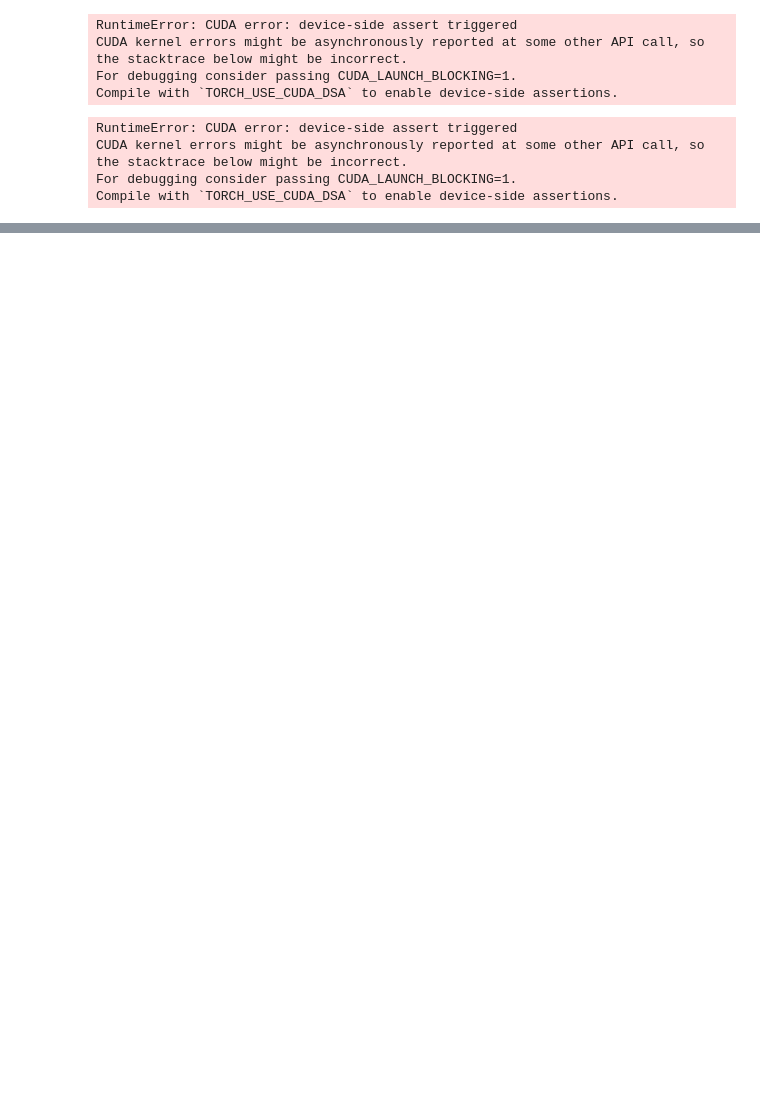
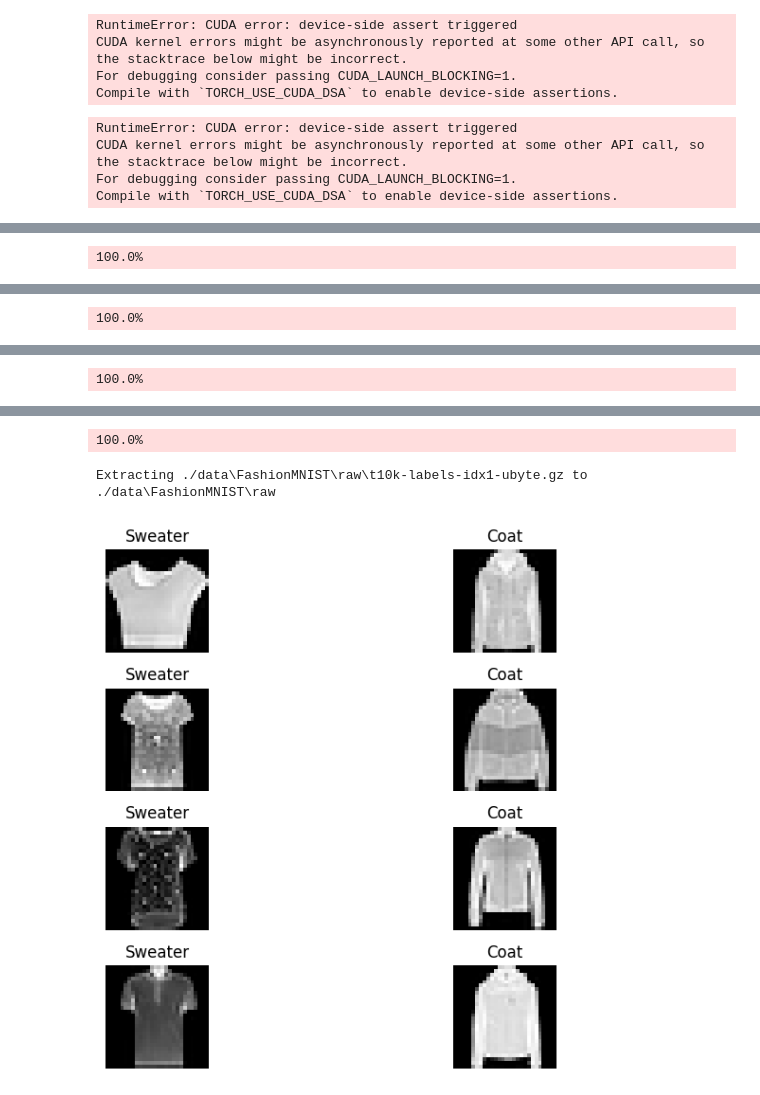
Before and after one commit to afrancfo/AIHomework5, a Jupyter notebook: FrancfortHW5.ipynb, the cells around one changed output, grey strips where cells are left out. Cells and saved outputs as stored; diff of their text form; code cells hidden in the pictures; blank space fills up the shorter version.

```diff
--- a/FrancfortHW5.ipynb
+++ b/FrancfortHW5.ipynb
@@ -717,0 +723,56 @@ SyntaxError: invalid syntax (2176184850.py, line 1)
+# %%
+import torch
+import torchvision
+import matplotlib.pyplot as plt
+
+# Define a function to extract activations from the model
+def get_activations(model, sample_images):
+    activations = []
+    for image in sample_images:
+        # Pass the image through the model
+        with torch.no_grad():
+            output = model.net[:2](image.unsqueeze(0))  # Extract activations from the first two layers
+        activations.append(output)
+    return activations
+
+# Load the FashionMNIST dataset
+transform = torchvision.transforms.Compose([
+    torchvision.transforms.ToTensor(),
+    torchvision.transforms.Normalize((0.5,), (0.5,))
+])
+dataset = torchvision.datasets.FashionMNIST(root='./data', train=True, transform=transform, download=True)
+
+# Filter images of sweaters and coats
+sweaters_indices = (dataset.targets == 0)  # Assuming class 0 represents sweaters
+coats_indices = (dataset.targets == 4)     # Assuming class 4 represents coats
+
+sweaters_loader = torch.utils.data.DataLoader(dataset, batch_size=4, sampler=torch.utils.data.SubsetRandomSampler(torch.where(sweaters_indices)[0]))
+coats_loader = torch.utils.data.DataLoader(dataset, batch_size=4, sampler=torch.utils.data.SubsetRandomSampler(torch.where(coats_indices)[0]))
+
+# Fetch a batch of sample images
+sweaters_images, _ = next(iter(sweaters_loader))
+coats_images, _ = next(iter(coats_loader))
+
+# Create the model
+model = FullNetwork(lr=0.1)
+
+# Extract activations for sweaters and coats
+sweaters_activations = get_activations(model, sweaters_images)
+coats_activations = get_activations(model, coats_images)
+
+# Plot activations
+plt.figure(figsize=(10, 6))
+for i in range(4):
+    plt.subplot(4, 2, 2*i+1)
+    plt.imshow(sweaters_images[i].squeeze(), cmap='gray')
+    plt.title('Sweater')
+    plt.axis('off')
+
+    plt.subplot(4, 2, 2*i+2)
+    plt.imshow(coats_images[i].squeeze(), cmap='gray')
+    plt.title('Coat')
+    plt.axis('off')
+
+plt.tight_layout()
+plt.show()
+# %% [output]
@@ -717,0 +781 @@ SyntaxError: invalid syntax (2176184850.py, line 1)
+100.0%
@@ -717,0 +786 @@ SyntaxError: invalid syntax (2176184850.py, line 1)
+100.0%
@@ -717,0 +791 @@ SyntaxError: invalid syntax (2176184850.py, line 1)
+100.0%
@@ -717,0 +796,3 @@ SyntaxError: invalid syntax (2176184850.py, line 1)
+100.0%
+Extracting ./data\FashionMNIST\raw\t10k-labels-idx1-ubyte.gz to ./data\FashionMNIST\raw
+[figure, added]
```
Also changed, not shown: parts of 7 cells of this notebook.
